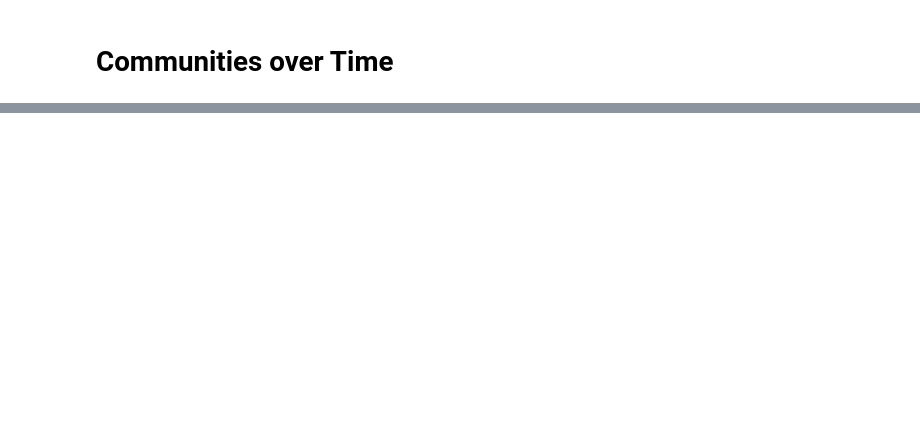
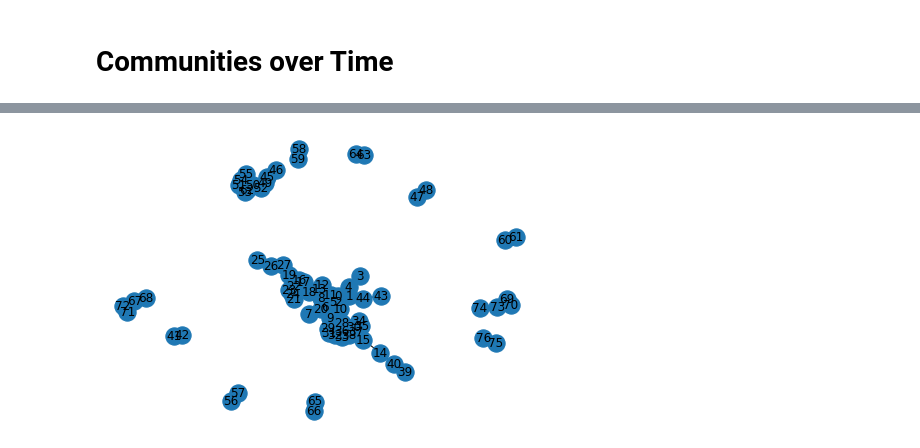
Before and after one commit to oStritze/sna, a Jupyter notebook: src/com_over_time.ipynb, the cells around one changed output, grey strips where cells are left out. Drawn from its saved outputs; the diff is of its cells as text; code cells hidden in the pictures; blank space fills up the shorter version.

Commit message:
latest version of com_over_time

```diff
--- a/src/com_over_time.ipynb
+++ b/src/com_over_time.ipynb
@@ -68,0 +151,21 @@ nx.draw(g_pos, with_labels=True, arrows=False)
+# %%
+all_votes = utils.read_all_votes()
+all_postings = utils.read_all_postings()
+postings_inl = all_postings.query("ArticleChannel == 'Inland'")
+# %%
+article_id = 2000103481296
+
+art_selected = postings_inl[postings_inl["ID_Article"] == article_id]
+
+G = read_graph.get_all_users_interactions(art_selected, all_votes, multi_di_graph=True, with_timestamp=True)
+G_timerange = nx.get_edge_attributes(G, "created_at").values()
+interval = (min(G_timerange), max(G_timerange))
+# %%
+G_red = utils.reduce_multi_graph(G, thresh=0)
+communities = utils.get_communities(G_red, min_size=0, sort_by_sum_interactions=True)
+
+Gs = [utils.generate_snapshots_over_time(
+    G_video.subgraph(c), minutes=5, max_snapshots=150, interval=interval, include_final=False)
+      for c in communities[:3]]
+
+Gs = utils.generate_snapshots_over_time(G, minutes=60, max_snapshots=150, interval=interval, include_final=False)
@@ -68,0 +200,4 @@ nx.draw(g_pos, with_labels=True, arrows=False)
+# %%
+nx.draw(G_red, with_labels=True, arrows=True)
+# %% [output]
+[figure, added]
```
Also changed, not shown: parts of 20 cells of this notebook.
